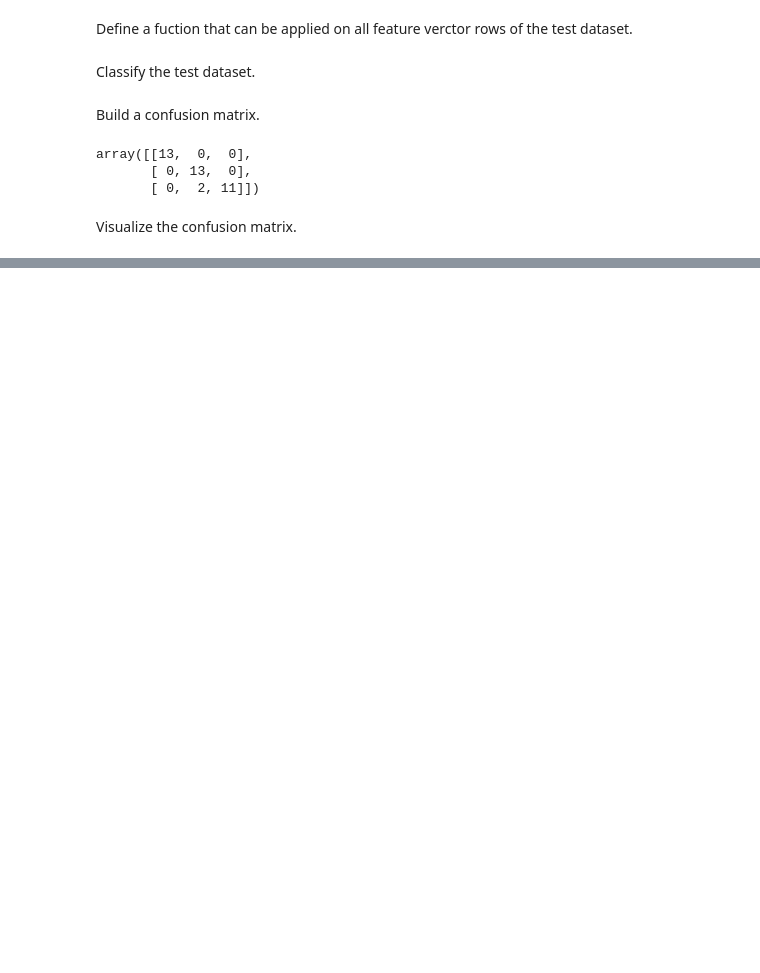
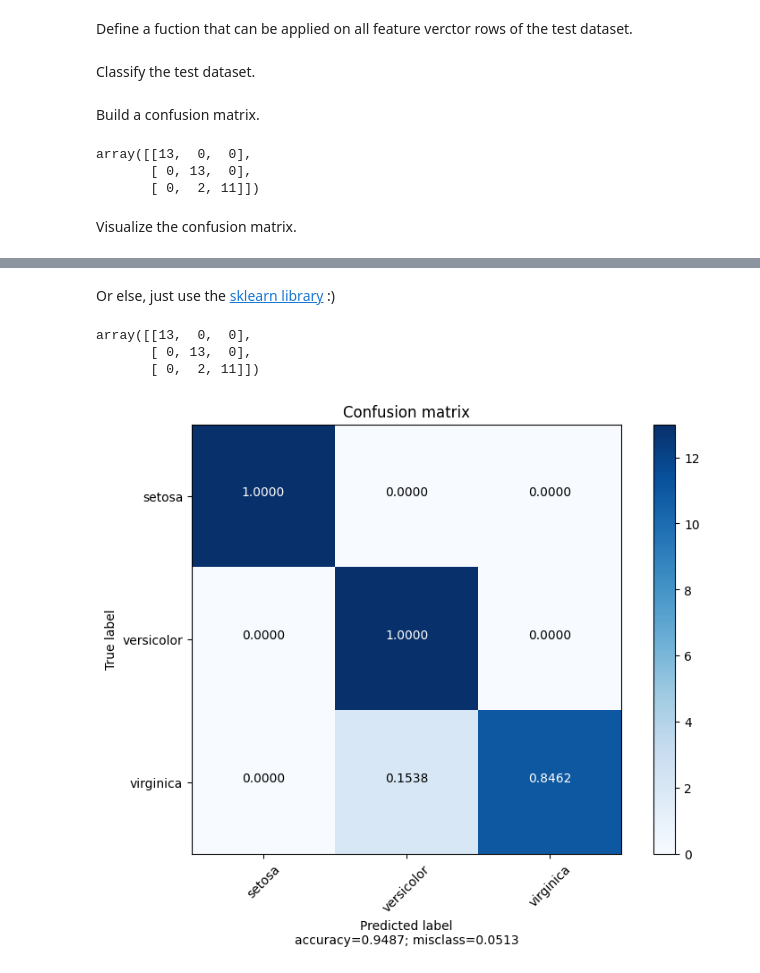
Before and after one commit to WelfLowe/ML4developers, a Jupyter notebook: 2–Naive_Bayes_algorithm.ipynb, the cells around one changed output, grey strips where cells are left out. Drawn from its saved outputs; the diff is of its cells as text; code cells hidden in the pictures; blank space fills up the shorter version.

```diff
--- a/2–Naive_Bayes_algorithm.ipynb
+++ b/2–Naive_Bayes_algorithm.ipynb
@@ -400,0 +412,2 @@ plot_confusion_matrix(cm, ['setosa', 'versicolor', 'virginica'])
+# %% [markdown]
+Or else, just use the [sklearn library](https://scikit-learn.org/stable/modules/naive_bayes.html) :)
@@ -400,0 +420,12 @@ plot_confusion_matrix(cm, ['setosa', 'versicolor', 'virginica'])
+# %%
+y_pred = np.concatenate((setosa_pred, versicolor_pred, virginica_pred), axis=0)
+cm = confusion_matrix(y_act, y_pred)
+cm
+# %% [output]
+array([[13,  0,  0],
+       [ 0, 13,  0],
+       [ 0,  2, 11]])
+# %%
+plot_confusion_matrix(cm, ['setosa', 'versicolor', 'virginica'])
+# %% [output]
+[figure, added]
```
Also changed, not shown: parts of 21 cells of this notebook.
